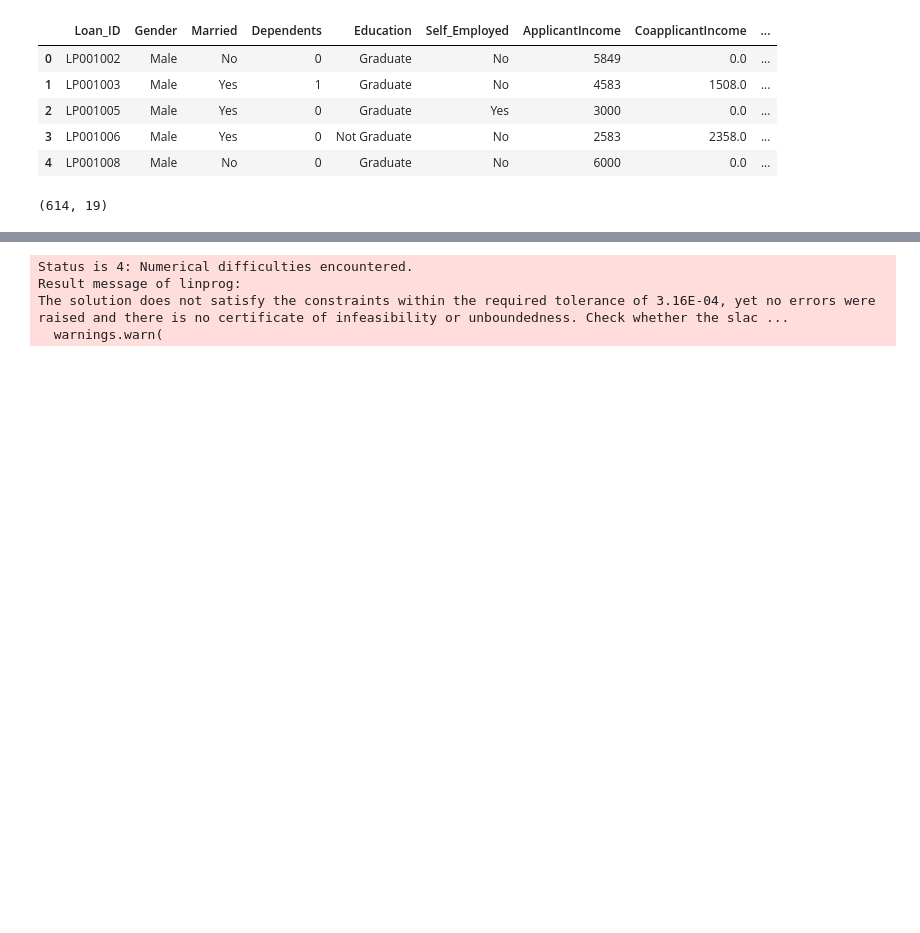
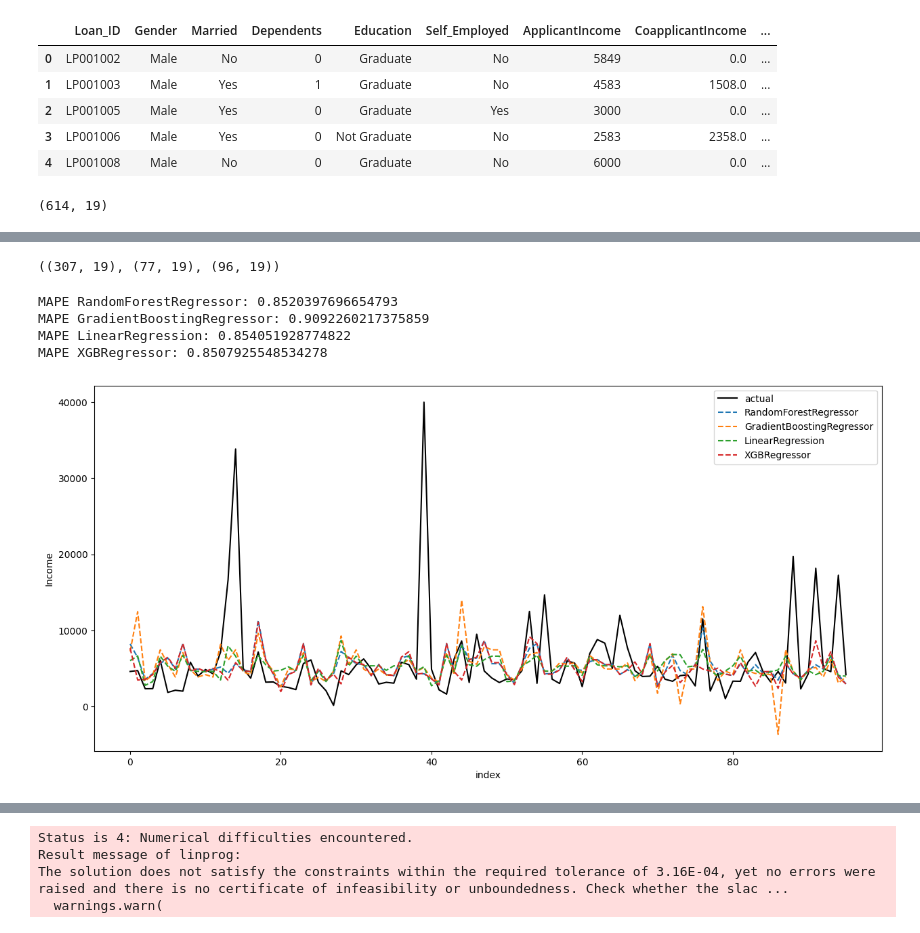
Before and after one commit to nutorbit/uncertainty-modeling, a Jupyter notebook: notebooks/01_proxy_income.ipynb, the cells around one changed output, grey strips where cells are left out. Drawn from its saved outputs; the diff is of its cells as text; code cells hidden in the pictures; blank space fills up the shorter version.

Commit message:
update proxy income notebook

```diff
--- a/notebooks/01_proxy_income.ipynb
+++ b/notebooks/01_proxy_income.ipynb
@@ -37,0 +44,7 @@ from modeling import encode_categorical_features, encode_categorical_features_v2
+# %%
+train, test = train_test_split(df_copy, test_size=0.2, random_state=123)
+train, val = train_test_split(train, test_size=0.2, random_state=123)
+
+train.shape, val.shape, test.shape
+# %% [output]
+((307, 19), (77, 19), (96, 19))
@@ -37,0 +76,34 @@ from modeling import encode_categorical_features, encode_categorical_features_v2
+# %%
+models = [
+    RandomForestRegressor(),
+    GradientBoostingRegressor(),
+    LinearRegression(),
+    XGBRegressor()
+]
+# %%
+for model in models:
+    _ = model.fit(
+        train_encoded.drop("ApplicantIncome", axis=1),
+        train_encoded["ApplicantIncome"]
+    )
+# %%
+fig, ax = plt.subplots(figsize=(15, 7), ncols=1)
+
+_ = ax.plot(test_encoded["ApplicantIncome"], c="black", label="actual")
+
+for model in models:
+    model_name = model.__class__.__name__
+    pred = model.predict(test_encoded.drop("ApplicantIncome", axis=1))
+
+    _ = ax.plot(pred, "--", label=model_name)
+    print(f"MAPE {model_name}: {mean_absolute_percentage_error(test_encoded['ApplicantIncome'], pred)}")
+
+_ = ax.set_ylabel("Income")
+_ = ax.set_xlabel("index")
+_ = plt.legend()
+# %% [output]
+MAPE RandomForestRegressor: 0.8520397696654793
+MAPE GradientBoostingRegressor: 0.9092260217375859
+MAPE LinearRegression: 0.854051928774822
+MAPE XGBRegressor: 0.8507925548534278
+[figure, added]
```
Also changed, not shown: parts of 97 cells of this notebook, 1 other file.
